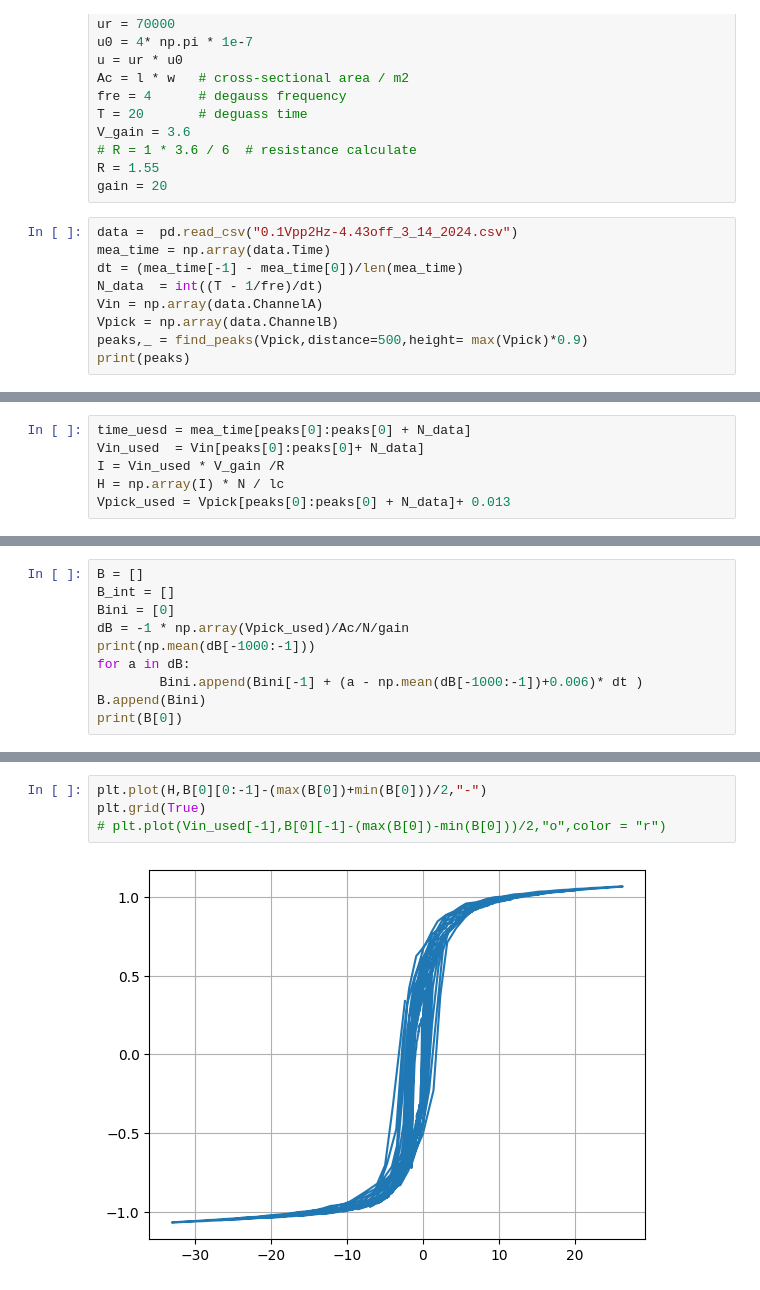
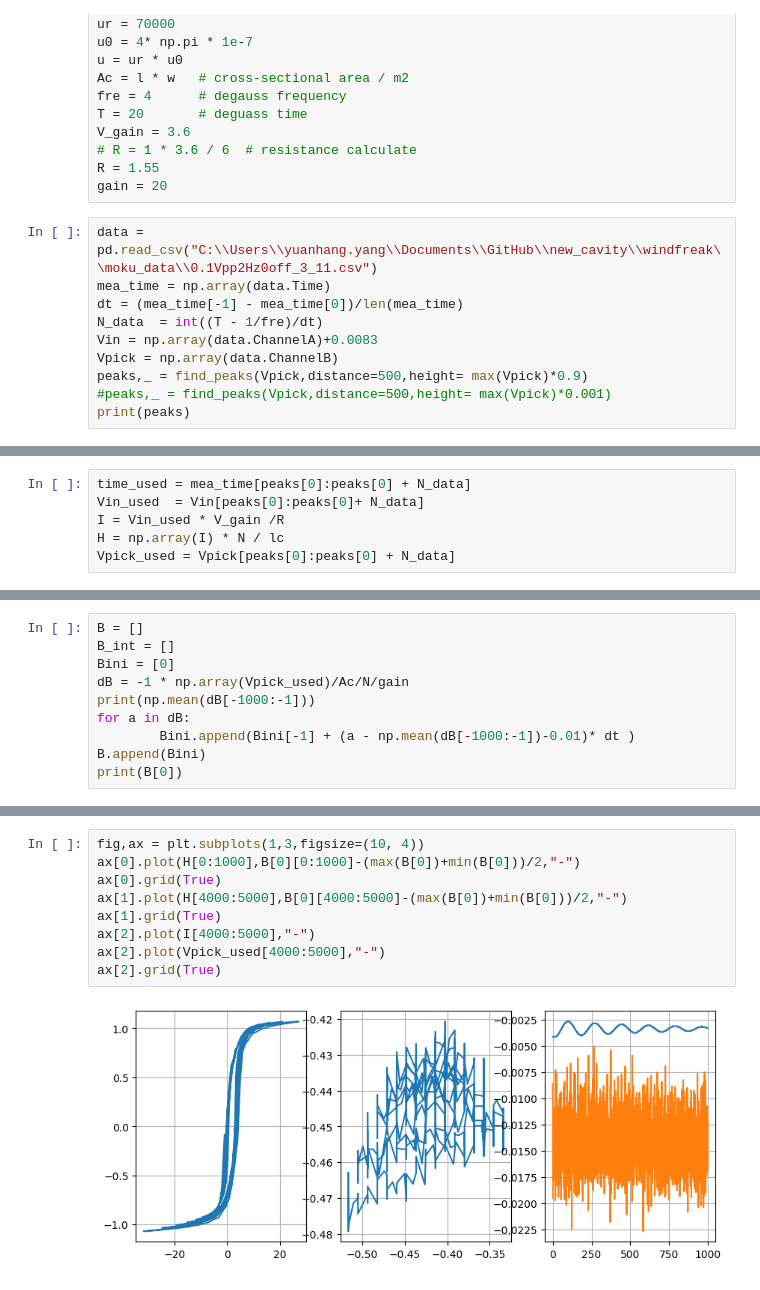
Before and after one commit to yyhshdu1/new_cavity, a Jupyter notebook: windfreak/degauss_hysteresis.ipynb, the cells around one changed output, grey strips where cells are left out. Drawn from its saved outputs; the diff is of its cells as text.

```diff
--- a/windfreak/degauss_hysteresis.ipynb
+++ b/windfreak/degauss_hysteresis.ipynb
@@ -32,12 +34,13 @@ V_gain = 3.6
 R = 1.55
 gain = 20
 # %%
-data =  pd.read_csv("0.1Vpp2Hz-4.43off_3_14_2024.csv")
+data =  pd.read_csv("C:\\Users\\yuanhang.yang\\Documents\\GitHub\\new_cavity\\windfreak\\moku_data\\0.1Vpp2Hz0off_3_11.csv")
 mea_time = np.array(data.Time)
 dt = (mea_time[-1] - mea_time[0])/len(mea_time)
 N_data  = int((T - 1/fre)/dt)
-Vin = np.array(data.ChannelA)
+Vin = np.array(data.ChannelA)+0.0083
 Vpick = np.array(data.ChannelB)
 peaks,_ = find_peaks(Vpick,distance=500,height= max(Vpick)*0.9)
+#peaks,_ = find_peaks(Vpick,distance=500,height= max(Vpick)*0.001)
 print(peaks)
 # %% [output]
@@ -45,6 +48,6 @@ print(peaks)
 # %%
-time_uesd = mea_time[peaks[0]:peaks[0] + N_data]
+time_used = mea_time[peaks[0]:peaks[0] + N_data]
 Vin_used  = Vin[peaks[0]:peaks[0]+ N_data]
 I = Vin_used * V_gain /R
 H = np.array(I) * N / lc
-Vpick_used = Vpick[peaks[0]:peaks[0] + N_data]+ 0.013
+Vpick_used = Vpick[peaks[0]:peaks[0] + N_data]
@@ -61,7 +66,7 @@ Bini = [0]
 dB = -1 * np.array(Vpick_used)/Ac/N/gain
 print(np.mean(dB[-1000:-1]))
 for a in dB:
-        Bini.append(Bini[-1] + (a - np.mean(dB[-1000:-1])+0.006)* dt )
+        Bini.append(Bini[-1] + (a - np.mean(dB[-1000:-1])-0.01)* dt )
 B.append(Bini)
 print(B[0])
 # %% [output]
@@ -75,6 +87,11 @@ plt.grid(True)
 # %%
-plt.plot(H,B[0][0:-1]-(max(B[0])+min(B[0]))/2,"-")
-plt.grid(True)
-# plt.plot(Vin_used[-1],B[0][-1]-(max(B[0])-min(B[0]))/2,"o",color = "r")
+fig,ax = plt.subplots(1,3,figsize=(10, 4))
+ax[0].plot(H[0:1000],B[0][0:1000]-(max(B[0])+min(B[0]))/2,"-")
+ax[0].grid(True)
+ax[1].plot(H[4000:5000],B[0][4000:5000]-(max(B[0])+min(B[0]))/2,"-")
+ax[1].grid(True)
+ax[2].plot(I[4000:5000],"-")
+ax[2].plot(Vpick_used[4000:5000],"-")
+ax[2].grid(True)
 # %% [output]
-[figure, old version]
+[figure, new version]
```
Also changed, not shown: parts of 18 cells of this notebook, 12 other files.
